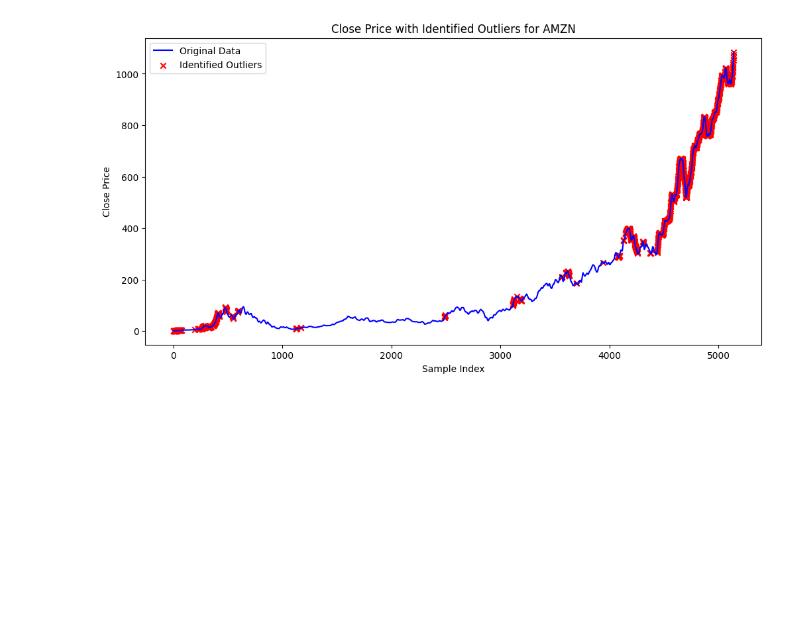
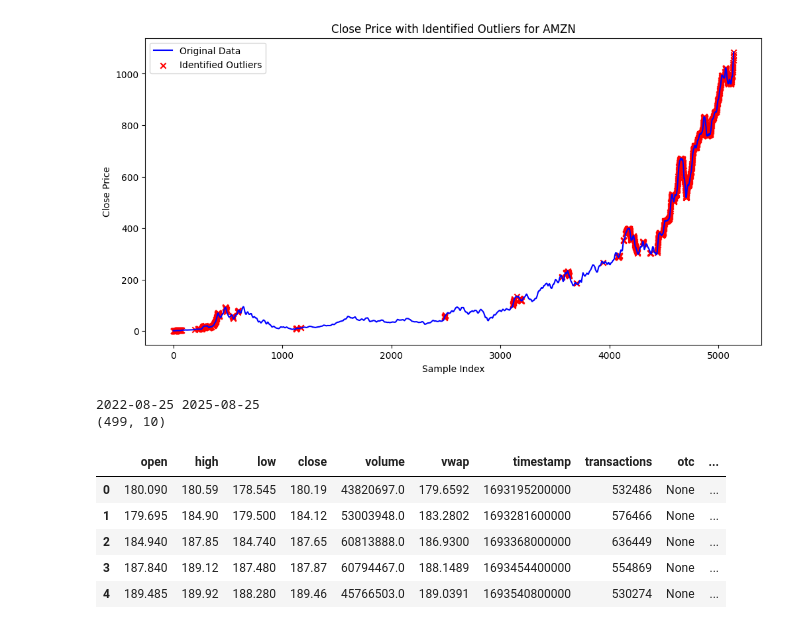
Before and after one commit to PascalS55/lstm_stock_predictions, a Jupyter notebook: src/test.ipynb, the cells around one changed output. Saved outputs shown, nothing was run; the diff lists cells and outputs as text; code cells hidden in the pictures; blank space fills up the shorter version.

Commit message:
basic 2 stage training set up; modularization of some functions; polygon access added;

```diff
--- a/src/test.ipynb
+++ b/src/test.ipynb
@@ -103,4 +106,35 @@ plt.show()
 # %% [output]
 [figure]
 # %%
-from sklearn.metrics import r2_score
+import pandas as pd
+from polygon import RESTClient
+from dotenv import load_dotenv
+
+load_dotenv("C:\\Users\\pasca\\Documents\\Playground\\AlgoTrading\\local_secrets.env")
+api_key = os.getenv("POLYGON_API_KEY")
+
+client = RESTClient(api_key)
+today = pd.Timestamp.now().strftime("%Y-%m-%d")
+back_dated = (
+    pd.Timestamp.now().replace(year=pd.Timestamp.now().year - 3).strftime("%Y-%m-%d")
+)
+print(back_dated, today)
+
+history = client.get_aggs(
+    ticker="AAPL", multiplier=1, timespan="day", from_=back_dated, to=today
+)
+chart_data = pd.DataFrame(history)
+chart_data["date_formatted"] = chart_data["timestamp"].apply(
+    lambda x: pd.to_datetime(x, unit="ms")
+)
+print(chart_data.shape)
+chart_data.head()
+# %% [output]
+2022-08-25 2025-08-25
+(499, 10)
+|  | open | high | low | close | volume | vwap | timestamp | transactions | otc | ... |
+| 0 | 180.090 | 180.59 | 178.545 | 180.19 | 43820697.0 | 179.6592 | 1693195200000 | 532486 | None | ... |
+| 1 | 179.695 | 184.90 | 179.500 | 184.12 | 53003948.0 | 183.2802 | 1693281600000 | 576466 | None | ... |
+| 2 | 184.940 | 187.85 | 184.740 | 187.65 | 60813888.0 | 186.9300 | 1693368000000 | 636449 | None | ... |
+| 3 | 187.840 | 189.12 | 187.480 | 187.87 | 60794467.0 | 188.1489 | 1693454400000 | 554869 | None | ... |
+| 4 | 189.485 | 189.92 | 188.280 | 189.46 | 45766503.0 | 189.0391 | 1693540800000 | 530274 | None | ... |
```
Also changed, not shown: parts of 3 cells of this notebook, 14 other files.
